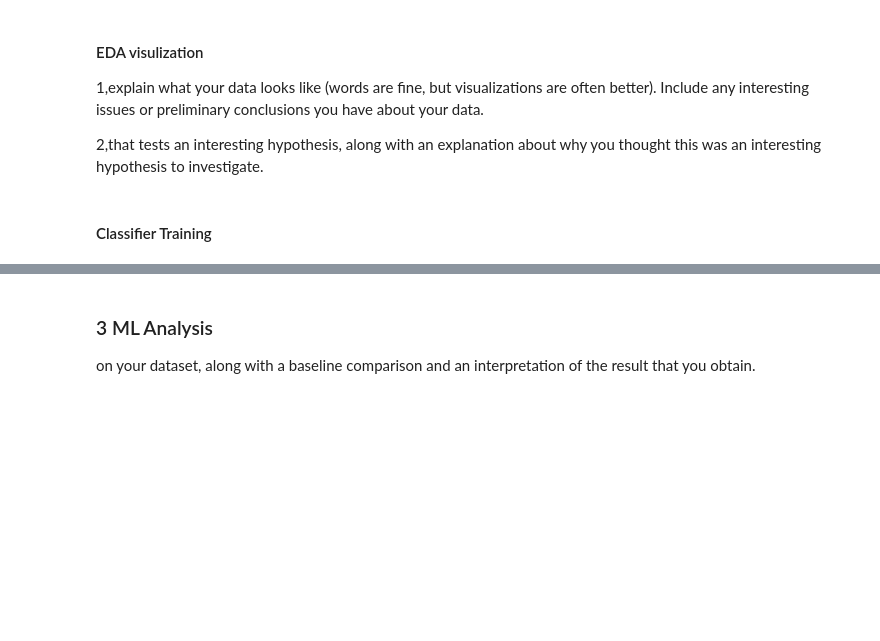
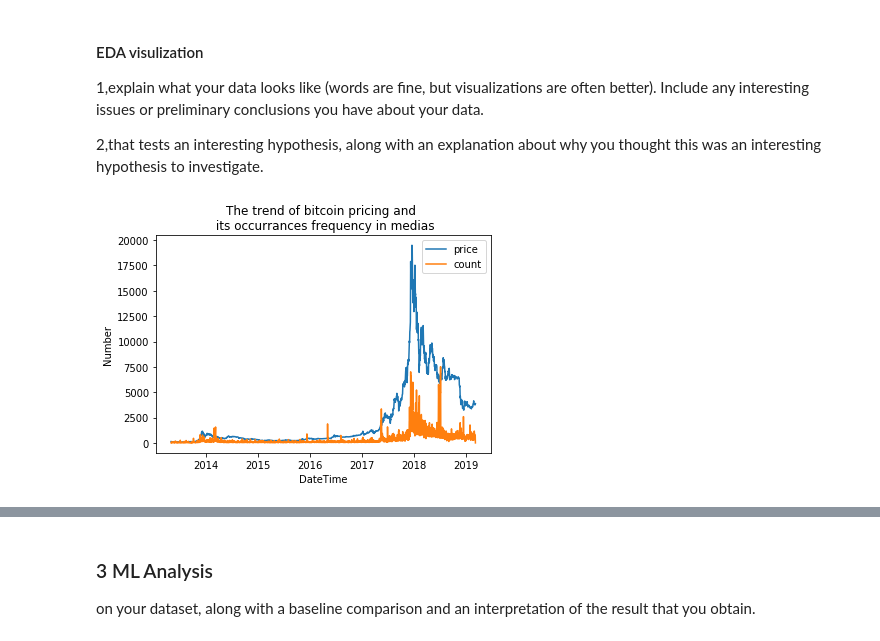
Before and after one commit to uic-cs418/cs418-project-slamming-squad-1, a Jupyter notebook: ML_Progress_Report.ipynb, the cells around one changed output, grey strips where cells are left out. Saved outputs shown, nothing was run; the diff lists cells and outputs as text; code cells hidden in the pictures; blank space fills up the shorter version.

```diff
--- a/ML_Progress_Report.ipynb
+++ b/ML_Progress_Report.ipynb
@@ -103,2 +100,0 @@ investigate.
-# %% [markdown]
-#### Classifier Training
@@ -106,0 +101,27 @@ investigate.
+# %%
+priceOfBitcoin2 = pd.read_csv('bitcoin-24hv0.csv')
+priceOfBitcoin2.rename(columns={'Series 1':'price', 'DateTime':'date'}, inplace=True)
+# print(priceOfBitcoin2.head())
+# count of bitcoin occurrances in medias
+daily_bitcoin_count = pd.read_csv('tmp/daily_bitcoin_count.csv')
+# print(daily_bitcoin_count.head())
+daily_bitcoin_pricing_count = pd.merge(priceOfBitcoin2, daily_bitcoin_count,
+                                       how='inner', left_on='date', right_on='date')
+# print(daily_bitcoin_pricing_count.head())
+daily_bitcoin_pricing_count['DateTime'] = [x[:10] for x in daily_bitcoin_pricing_count['date']]
+daily_bitcoin_pricing_count['day'] = [x[8:10] for x in daily_bitcoin_pricing_count['date']]
+daily_bitcoin_pricing_count['month'] = [x[5:7] for x in daily_bitcoin_pricing_count['date']]
+daily_bitcoin_pricing_count['year'] = [x[0:4] for x in daily_bitcoin_pricing_count['date']]
+daily_bitcoin_pricing_count['DateTime'] = pd.to_datetime(daily_bitcoin_pricing_count['date'])
+
+fig, ax = plt.subplots()
+plt.plot('DateTime', 'price', label='price', data=daily_bitcoin_pricing_count)
+plt.plot('DateTime', 'count', label='count', data=daily_bitcoin_pricing_count)
+plt.xlabel('DateTime')
+plt.ylabel('Number')
+plt.title('The trend of bitcoin pricing and \n its occurrances frequency in medias')
+plt.legend()
+plt.show()
+fig.savefig('Bitcoin_Price_And_Occurencies.png', dpi=300)
+# %% [output]
+[figure, added]
```
Also changed, not shown: parts of 4 cells of this notebook.
